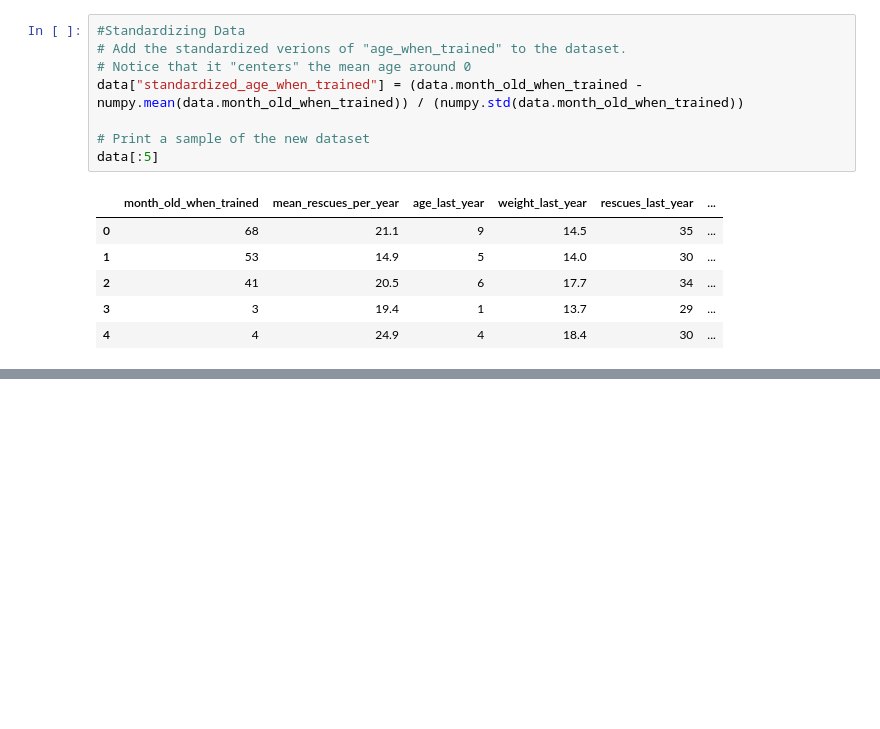
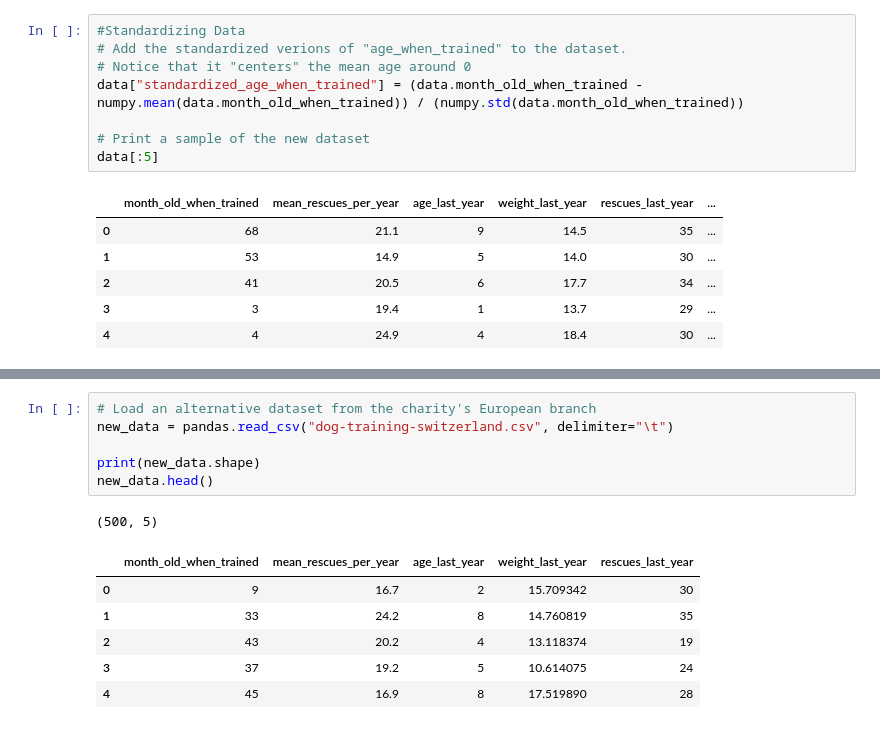
Before and after one commit to sunnylistax25/RefinenTestMachineLearningModels, a Jupyter notebook: RefineAndTestMachineLearningModels.ipynb, the cells around one changed output, grey strips where cells are left out. Saved outputs shown, nothing was run; the diff lists cells and outputs as text; blank space fills up the shorter version.

```diff
--- a/RefineAndTestMachineLearningModels.ipynb
+++ b/RefineAndTestMachineLearningModels.ipynb
@@ -139,0 +267,14 @@ fig.show()
+# %%
+# Load an alternative dataset from the charity's European branch
+new_data = pandas.read_csv("dog-training-switzerland.csv", delimiter="\t")
+
+print(new_data.shape)
+new_data.head()
+# %% [output]
+(500, 5)
+|  | month_old_when_trained | mean_rescues_per_year | age_last_year | weight_last_year | rescues_last_year |
+| 0 | 9 | 16.7 | 2 | 15.709342 | 30 |
+| 1 | 33 | 24.2 | 8 | 14.760819 | 35 |
+| 2 | 43 | 20.2 | 4 | 13.118374 | 19 |
+| 3 | 37 | 19.2 | 5 | 10.614075 | 24 |
+| 4 | 45 | 16.9 | 8 | 17.519890 | 28 |
```
Also changed, not shown: parts of 14 cells of this notebook.
